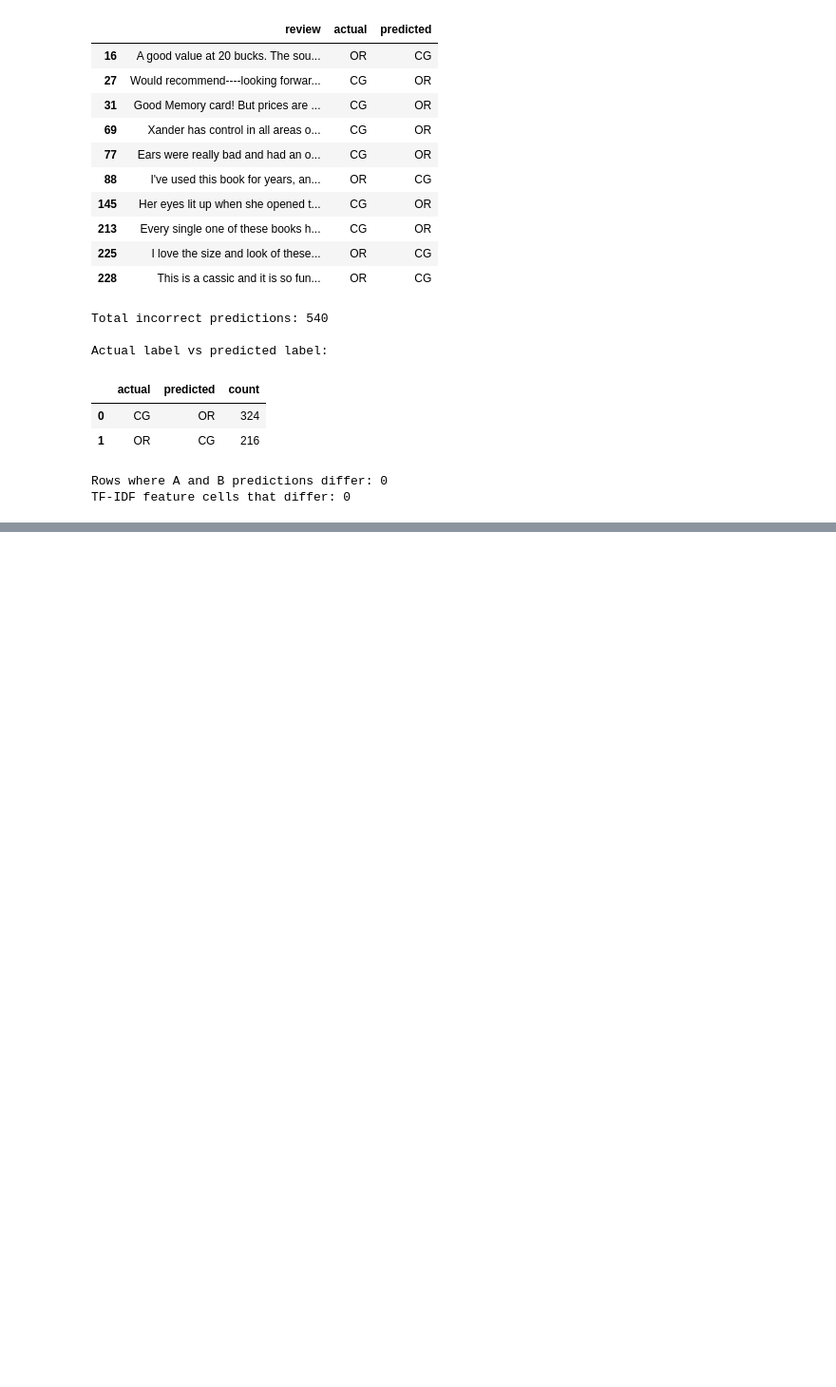
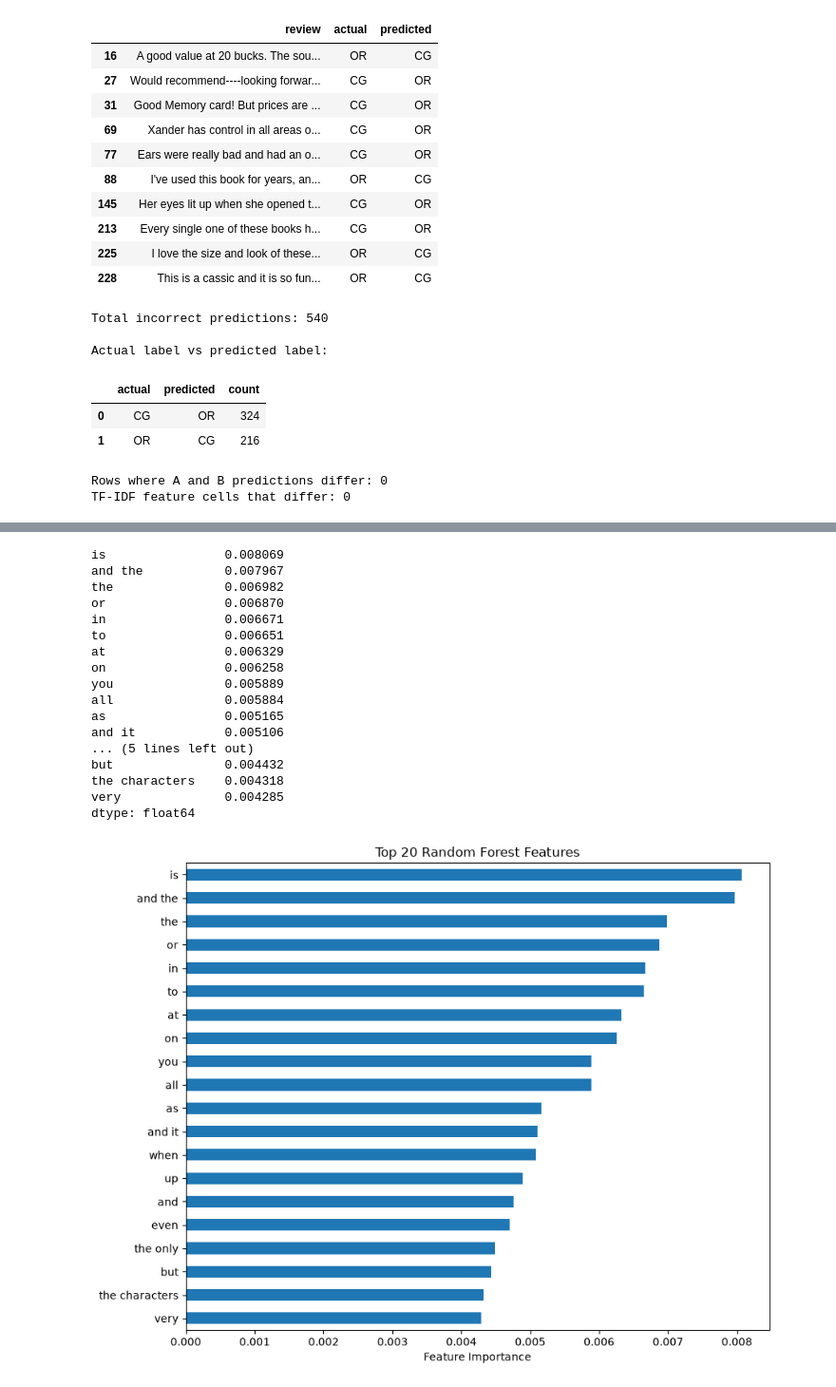
Before and after one commit to poonampatel3441644-create/Parakh-Fake-Review-Detection, a Jupyter notebook: notebooks/02_baseline.ipynb, the cells around one changed output, grey strips where cells are left out. Shown at 95% size. Cells and saved outputs as stored; diff of their text form; code cells hidden in the pictures; blank space fills up the shorter version.

Commit message:
Complete Day 3 model evaluation

```diff
--- a/notebooks/02_baseline.ipynb
+++ b/notebooks/02_baseline.ipynb
@@ -604,0 +625,12 @@ TF-IDF feature cells that differ: 0
+# %%
+from sklearn.base import clone
+from sklearn.metrics import accuracy_score, classification_report
+
+model_D = clone(model_A)
+
+model_D.fit(X_train_D, y_train)
+y_pred_D = model_D.predict(X_test_D)
+
+print("Model D accuracy:", round(accuracy_score(y_test, y_pred_D), 4))
+print("\nClassification Report:")
+print(classification_report(y_test, y_pred_D))
@@ -604,0 +727,39 @@ TF-IDF feature cells that differ: 0
+# %%
+import pandas as pd
+import matplotlib.pyplot as plt
+
+feature_names = rf_model.named_steps["tfidf"].get_feature_names_out()
+importances = rf_model.named_steps["clf"].feature_importances_
+
+top_features = (
+    pd.Series(importances, index=feature_names)
+    .sort_values(ascending=False)
+    .head(20)
+)
+
+print(top_features)
+
+top_features.sort_values().plot(kind="barh", figsize=(9, 7))
+plt.title("Top 20 Random Forest Features")
+plt.xlabel("Feature Importance")
+plt.tight_layout()
+plt.show()
+# %% [output]
+is                0.008069
+and the           0.007967
+the               0.006982
+or                0.006870
+in                0.006671
+to                0.006651
+at                0.006329
+on                0.006258
+you               0.005889
+all               0.005884
+as                0.005165
+and it            0.005106
+... (5 lines left out)
+but               0.004432
+the characters    0.004318
+very              0.004285
+dtype: float64
+[figure, added]
```
Also changed, not shown: parts of 9 cells of this notebook, 4 other files.
